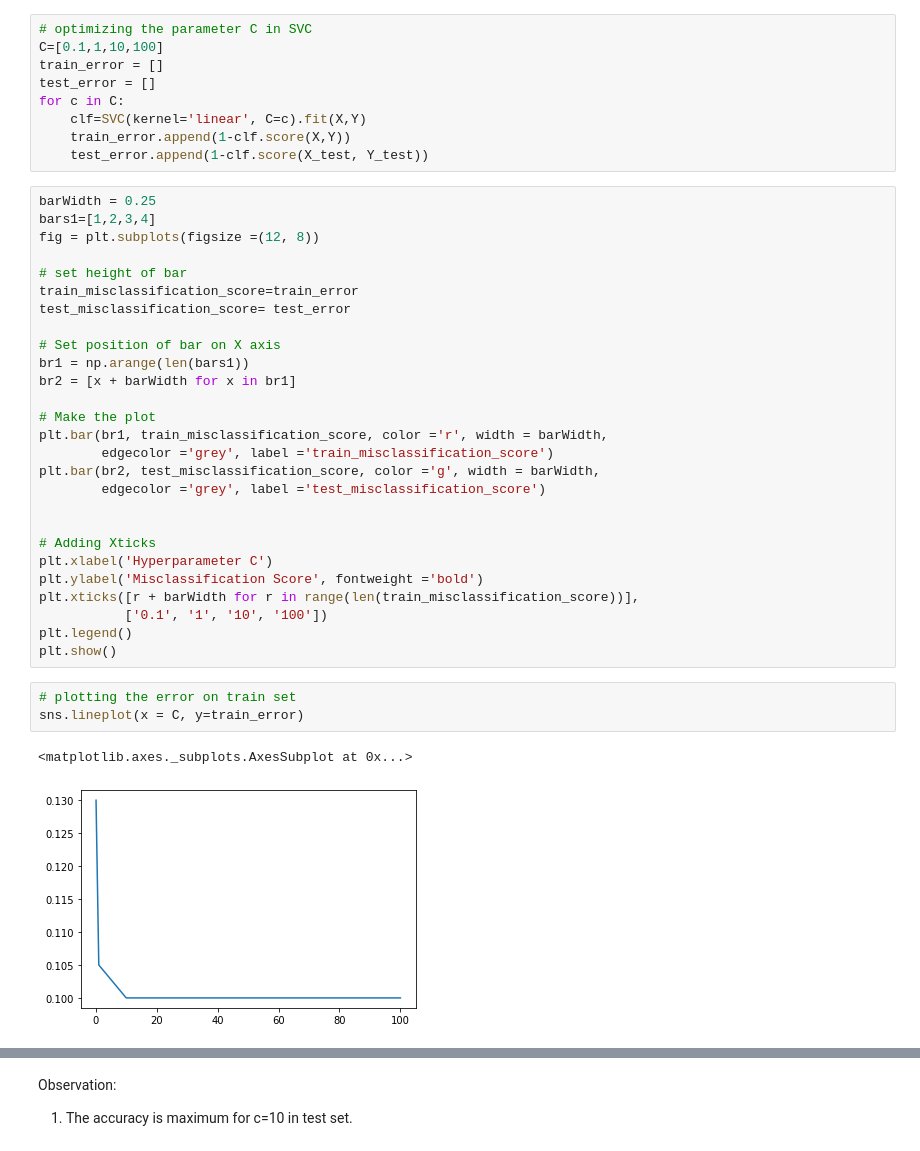
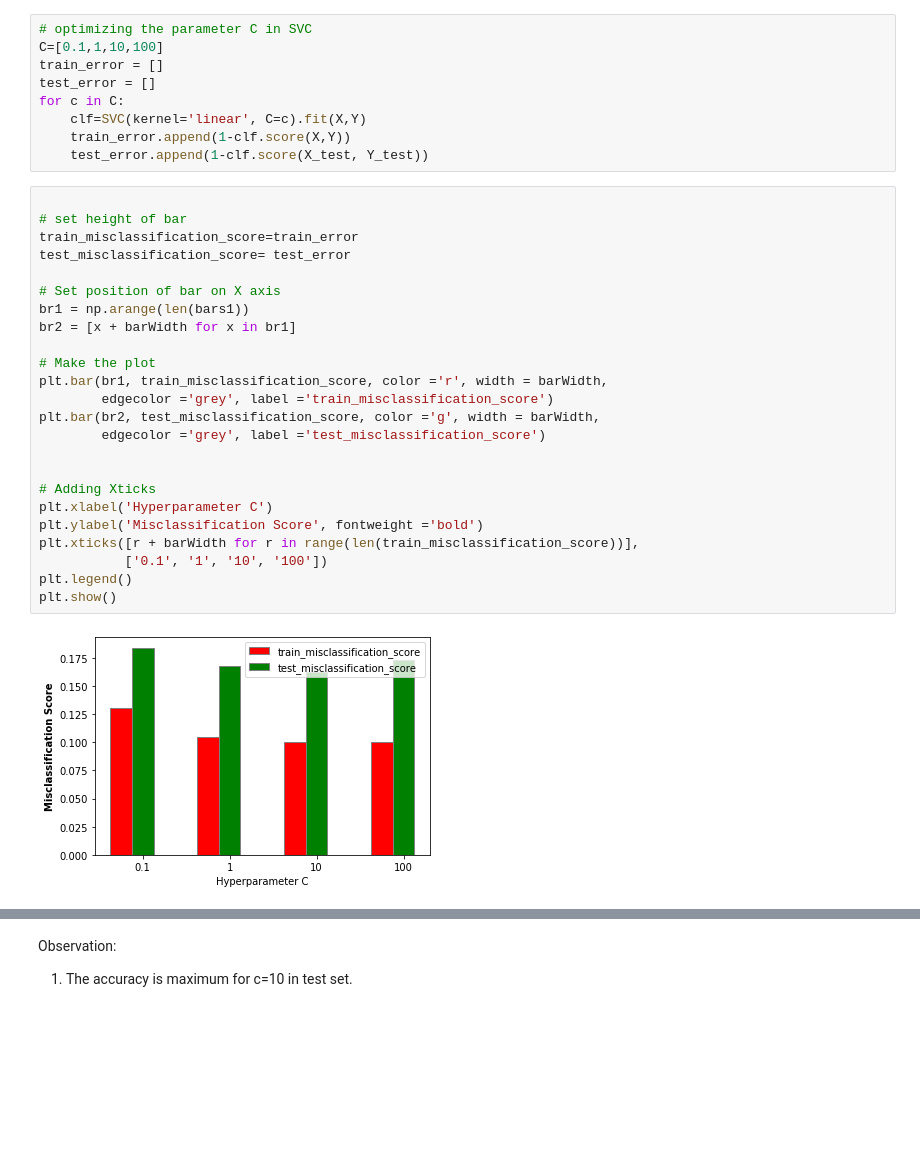
Before and after one commit to sayhello2parth/IME692-Course-Project, a Jupyter notebook: Final Course Project - Group 10 IME692.ipynb, the cells around one changed output, grey strips where cells are left out. Saved outputs shown, nothing was run; the diff lists cells and outputs as text; blank space fills up the shorter version.

```diff
--- a/Final Course Project - Group 10 IME692.ipynb
+++ b/Final Course Project - Group 10 IME692.ipynb
@@ -284,35 +284,28 @@ for c in C:
     train_error.append(1-clf.score(X,Y))
     test_error.append(1-clf.score(X_test, Y_test))
 # %%
-barWidth = 0.25
-bars1=[1,2,3,4]
-fig = plt.subplots(figsize =(12, 8))
 
 # set height of bar
 train_misclassification_score=train_error
 test_misclassification_score= test_error
 
 # Set position of bar on X axis
 br1 = np.arange(len(bars1))
 br2 = [x + barWidth for x in br1]
 
 # Make the plot
 plt.bar(br1, train_misclassification_score, color ='r', width = barWidth,
         edgecolor ='grey', label ='train_misclassification_score')
 plt.bar(br2, test_misclassification_score, color ='g', width = barWidth,
         edgecolor ='grey', label ='test_misclassification_score')
 
 
 # Adding Xticks
 plt.xlabel('Hyperparameter C')
 plt.ylabel('Misclassification Score', fontweight ='bold')
 plt.xticks([r + barWidth for r in range(len(train_misclassification_score))],
            ['0.1', '1', '10', '100'])
 plt.legend()
 plt.show()
+# %% [output]
+[figure, added]
-# %%
-# plotting the error on train set
-sns.lineplot(x = C, y=train_error)
-# %% [output]
-<matplotlib.axes._subplots.AxesSubplot at 0x...>
-[figure, removed]
```
Also changed, not shown: parts of 1 cell of this notebook.
